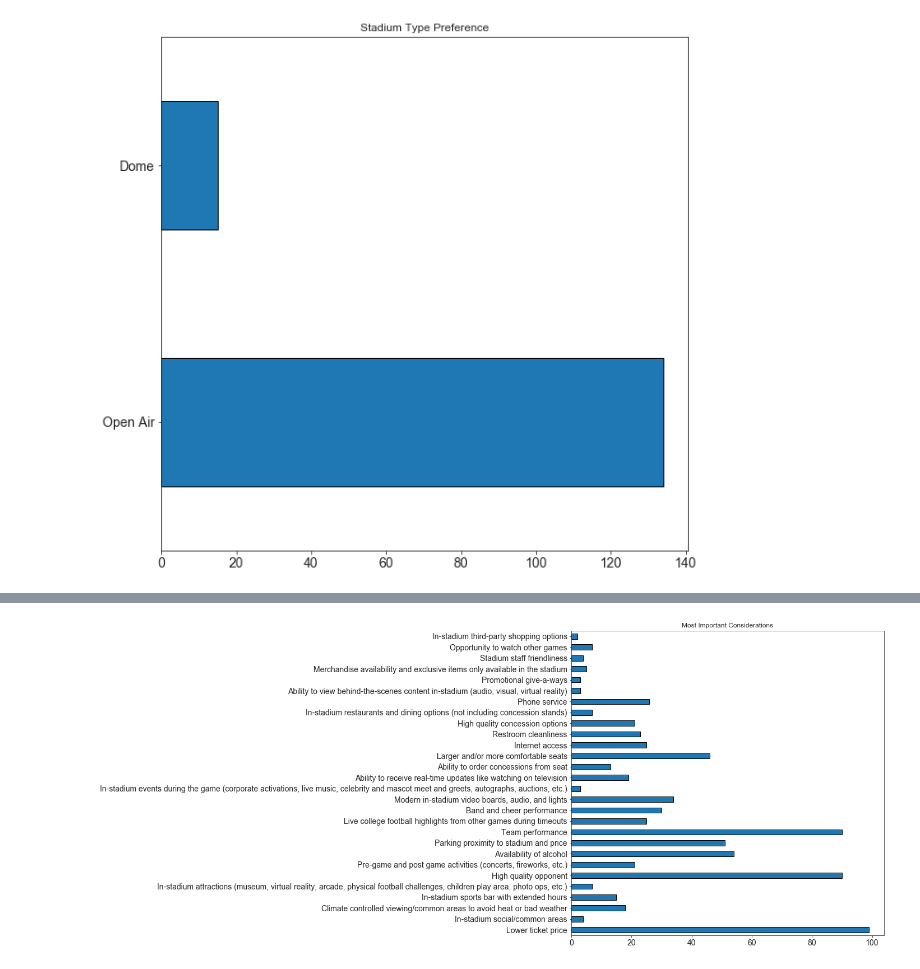
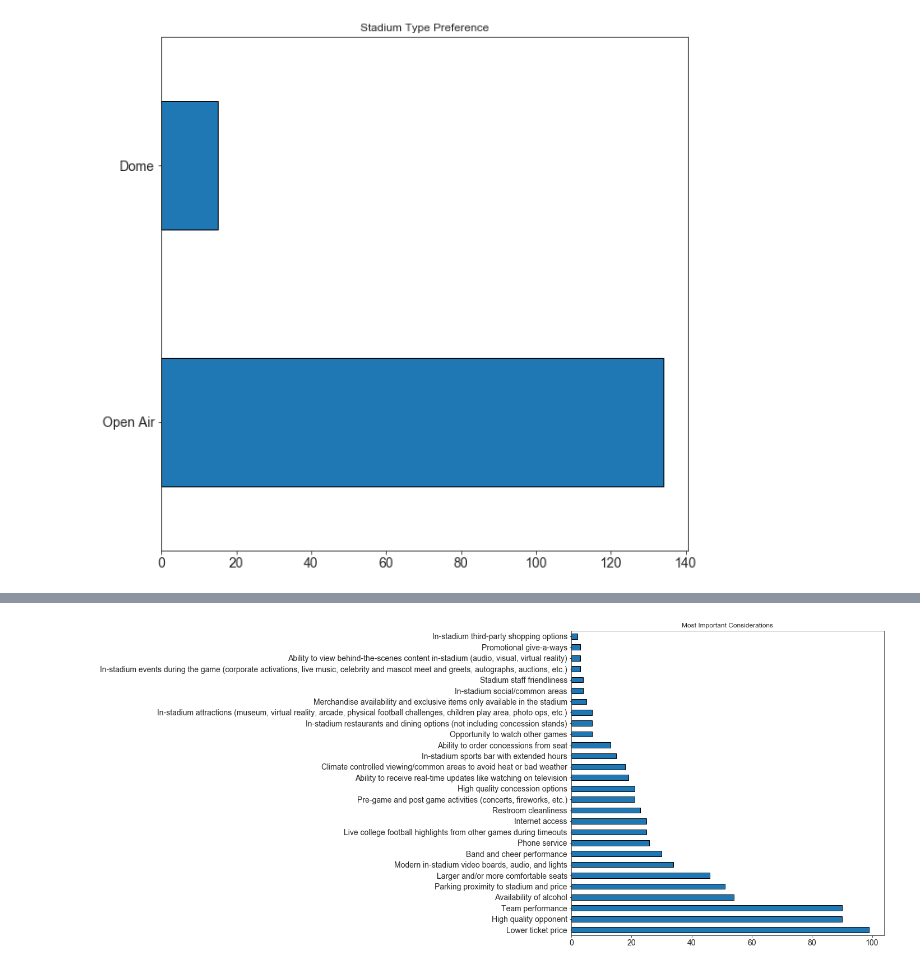
Before and after one commit to willcpope/cfb_attendance, a Jupyter notebook: cfb_attendance.ipynb, the cells around one changed output, grey strips where cells are left out. Saved outputs shown, nothing was run; the diff lists cells and outputs as text; code cells hidden in the pictures.

```diff
--- a/cfb_attendance.ipynb
+++ b/cfb_attendance.ipynb
@@ -86,14 +155,16 @@ plt.savefig('images/location.png')
 # %%
-c = pd.Series(Counter(survey_data.Features.str.split(';').sum()))
+features = pd.Series(Counter(survey_data.Features.str.split(';').sum()))
 
-c.plot(
+features.sort_values(ascending=False, inplace=True)
+
+features.plot(
     kind='barh',
     figsize=(10, 10),
     edgecolor='black',
     fontsize=14,
     title='Most Important Considerations'
-    ).yaxis.label.set_visible(False)
+    ).yaxis.label.set_visible(True)
 
 plt.savefig('images/features.png')
 # %% [output]
-[figure, old version]
+[figure, new version]
```
Also changed, not shown: parts of 7 cells of this notebook, 6 other files.
